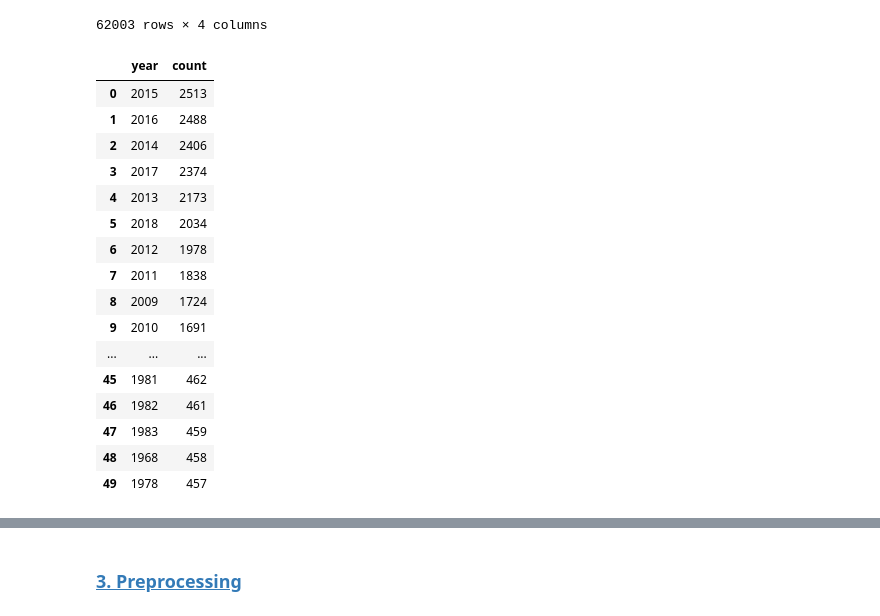
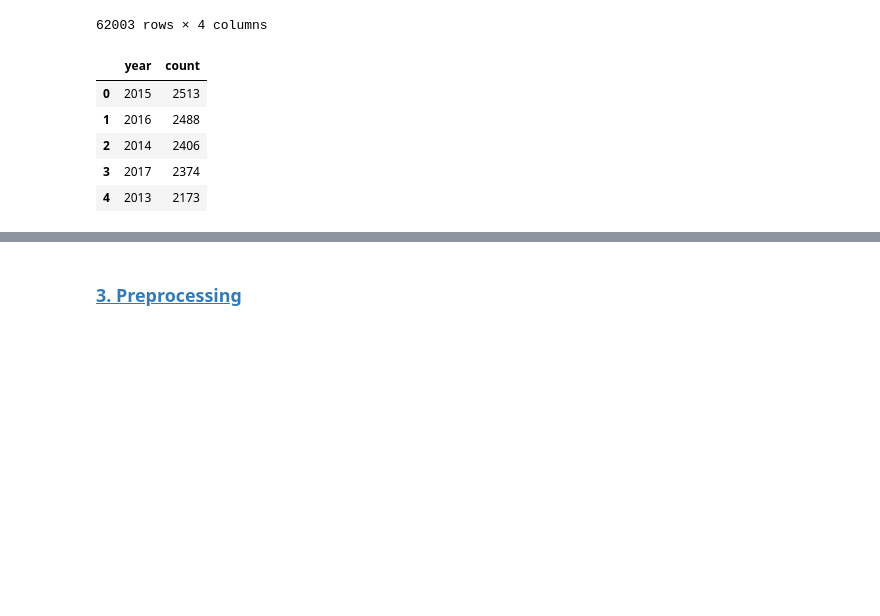
Before and after one commit to CharlesMaponya/Unsupervised_notebook, a Jupyter notebook: Kaggle_notebooki.ipynb, the cells around one changed output, grey strips where cells are left out. Saved outputs shown, nothing was run; the diff lists cells and outputs as text; code cells hidden in the pictures; blank space fills up the shorter version.

```diff
--- a/Kaggle_notebooki.ipynb
+++ b/Kaggle_notebooki.ipynb
@@ -502,24 +738,13 @@ movies_df[(movies_df['Publish Year'] > 1888) &
 # %%
 dataset = pd.DataFrame(movies_df['Publish Year'].
                        value_counts()).reset_index()
 dataset.rename(columns={'index': 'year', 'Publish Year': 'count'},
                inplace=True)
-dataset.head(50)
+dataset.head()
 # %% [output]
 |  | year | count |
 | 0 | 2015 | 2513 |
 | 1 | 2016 | 2488 |
 | 2 | 2014 | 2406 |
 | 3 | 2017 | 2374 |
 | 4 | 2013 | 2173 |
-| 5 | 2018 | 2034 |
-| 6 | 2012 | 1978 |
-| 7 | 2011 | 1838 |
-| 8 | 2009 | 1724 |
-| 9 | 2010 | 1691 |
-| ... | ... | ... |
-| 45 | 1981 | 462 |
-| 46 | 1982 | 461 |
-| 47 | 1983 | 459 |
-| 48 | 1968 | 458 |
-| 49 | 1978 | 457 |
```
Also changed, not shown: parts of 60 cells of this notebook.
